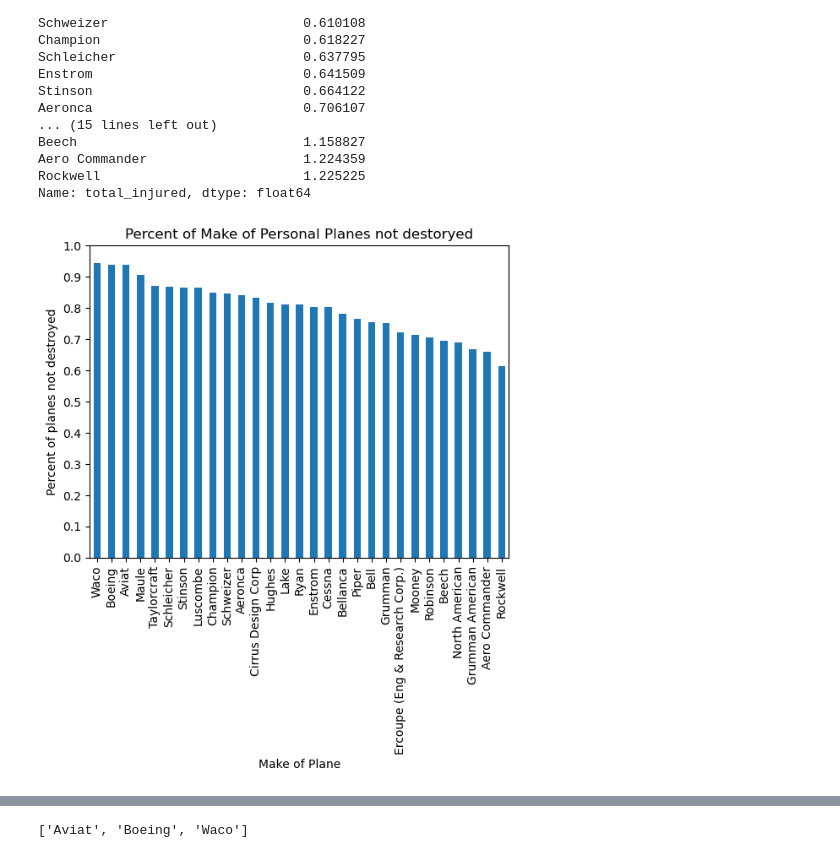
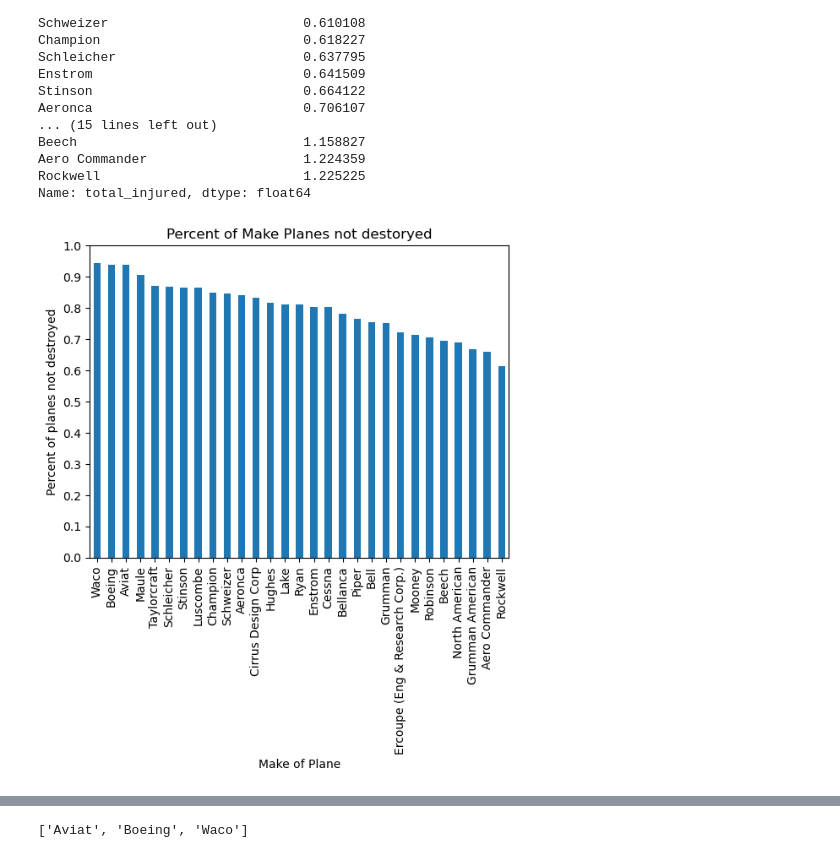
Before and after one commit to Reynch/dsc-phase-1-project-v3, a Jupyter notebook: student.ipynb, the cells around one changed output, grey strips where cells are left out. Cells and saved outputs as stored; diff of their text form; code cells hidden in the pictures.

```diff
--- a/student.ipynb
+++ b/student.ipynb
@@ -216,9 +222,9 @@ Name: total_injured, dtype: float64
 # %%
 substantial_make = substantial_personal.div(personal_df['Make'].value_counts()).sort_values()
 ax= minor_sub.plot(kind = 'bar')
 ax.set_xlabel('Make of Plane')
 ax.set_ylabel('Percent of planes not destroyed')
-ax.set_title('Percent of Make of Personal Planes not destoryed')
+ax.set_title('Percent of Make Planes not destoryed')
 plt.yticks(np.arange(0, 1.1, 0.1));
 # %% [output]
-[figure, old version]
+[figure, new version]
```
Also changed, not shown: parts of 10 cells of this notebook, 1 other file.
